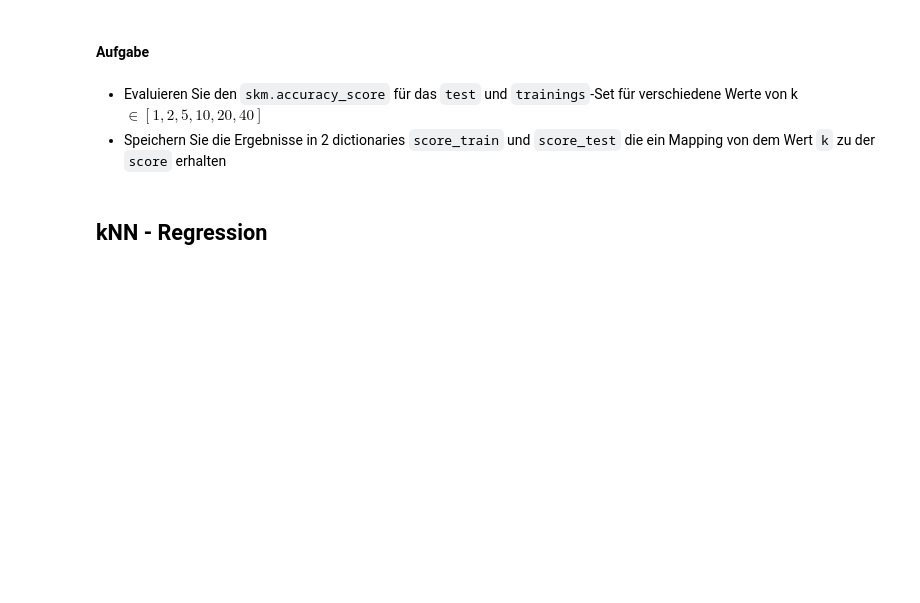
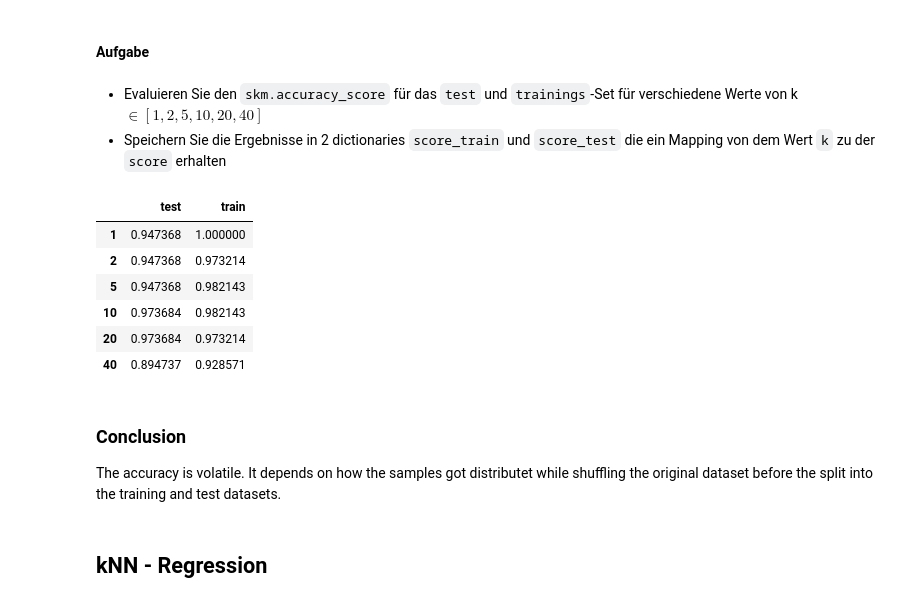
Before and after one commit to j0-ji/AI-class, a Jupyter notebook: uebung_2/week1_knn_in_action_student.ipynb, the cells around one changed output. Saved outputs shown, nothing was run; the diff lists cells and outputs as text; code cells hidden in the pictures; blank space fills up the shorter version.

```diff
--- a/uebung_2/week1_knn_in_action_student.ipynb
+++ b/uebung_2/week1_knn_in_action_student.ipynb
@@ -54,6 +130,37 @@ print(skm.classification_report(y_true=test['named_target'], y_pred=test_pred))
 # %% [markdown]
 - Evaluieren Sie den `skm.accuracy_score` für das `test` und `trainings`-Set für verschiedene Werte von k $\in [1, 2, 5, 10, 20, 40]$
 - Speichern Sie die Ergebnisse in 2 dictionaries `score_train` und `score_test` die ein Mapping von dem Wert `k` zu der `score` erhalten
+# %%
+k_values = [1,2,5,10,20,40]
+score_train = {}
+score_test = {}
+results = {}
+
+for k in k_values:
+    #create and train model
+    model = sn.KNeighborsClassifier(n_neighbors=k)
+    model.fit(X=train[feature_names], y=train['named_target'])
+    # predict
+    test_pred = model.predict(test[feature_names])
+    train_pred = model.predict(train[feature_names])
+    # calc accuracy
+    score_test[k] = skm.accuracy_score( y_true = test['named_target'], y_pred = test_pred)
+    score_train[k] = skm.accuracy_score(y_true = train['named_target'], y_pred = train_pred)
+    results[k]= {"test": score_test[k], "train": score_train[k]}
+
+result = pd.DataFrame.from_dict(results, orient='index')
+result.head(k_values.__len__())
+# %% [output]
+|  | test | train |
+| 1 | 0.947368 | 1.000000 |
+| 2 | 0.947368 | 0.973214 |
+| 5 | 0.947368 | 0.982143 |
+| 10 | 0.973684 | 0.982143 |
+| 20 | 0.973684 | 0.973214 |
+| 40 | 0.894737 | 0.928571 |
+# %% [markdown]
+### Conclusion
+The accuracy is volatile. It depends on how the samples got distributet while shuffling the original dataset before the split into the training and test datasets.
 # %% [markdown]
 ## kNN - Regression
 # %%
```
Also changed, not shown: parts of 27 cells of this notebook, 1 other file.
